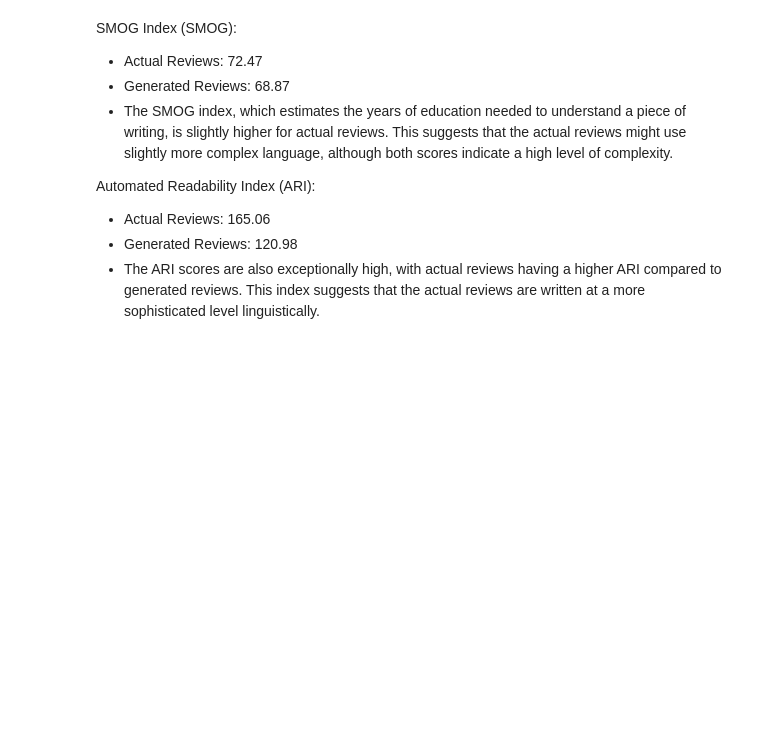
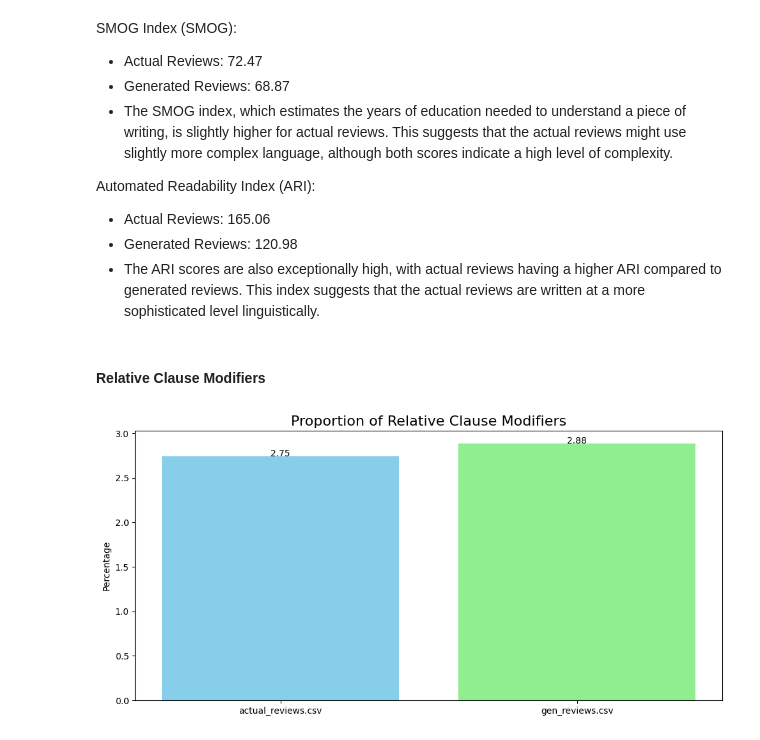
Before and after one commit to z00logist/generated-vs-actual-reviews, a Jupyter notebook: research/complexity_EDA.ipynb, the cells around one changed output. Drawn from its saved outputs; the diff is of its cells as text; code cells hidden in the pictures; blank space fills up the shorter version.

```diff
--- a/research/complexity_EDA.ipynb
+++ b/research/complexity_EDA.ipynb
@@ -139,3 +181,20 @@ Automated Readability Index (ARI):
 - Actual Reviews: 165.06
 - Generated Reviews: 120.98
 - The ARI scores are also exceptionally high, with actual reviews having a higher ARI compared to generated reviews. This index suggests that the actual reviews are written at a more sophisticated level linguistically.
+# %% [markdown]
+#### Relative Clause Modifiers
+# %%
+acl_rel = complexity_metrics[["fname", "Aclrelcl_pr"]]
+
+plt.figure(figsize=(10, 5))
+plt.bar(asl["fname"], acl_rel["Aclrelcl_pr"], color=['skyblue', 'lightgreen'])
+plt.title('Proportion of Relative Clause Modifiers', fontsize=16)
+plt.ylabel('Percentage')
+
+for index, value in enumerate(acl_rel["Aclrelcl_pr"]):
+    plt.text(index, value, f"{value:.2f}", ha='center')
+
+plt.tight_layout()
+plt.show()
+# %% [output]
+[figure, added]
```
Also changed, not shown: parts of 10 cells of this notebook.
